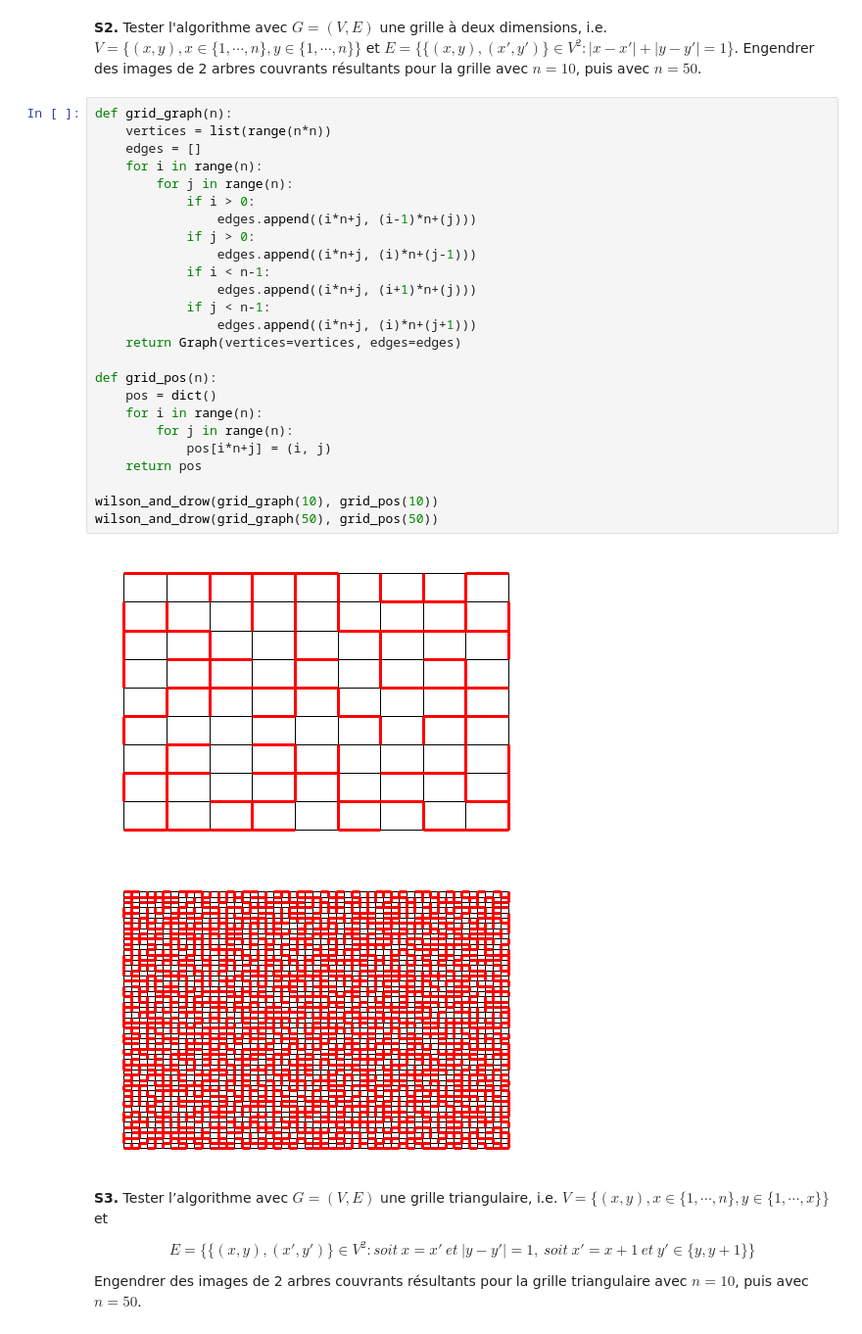
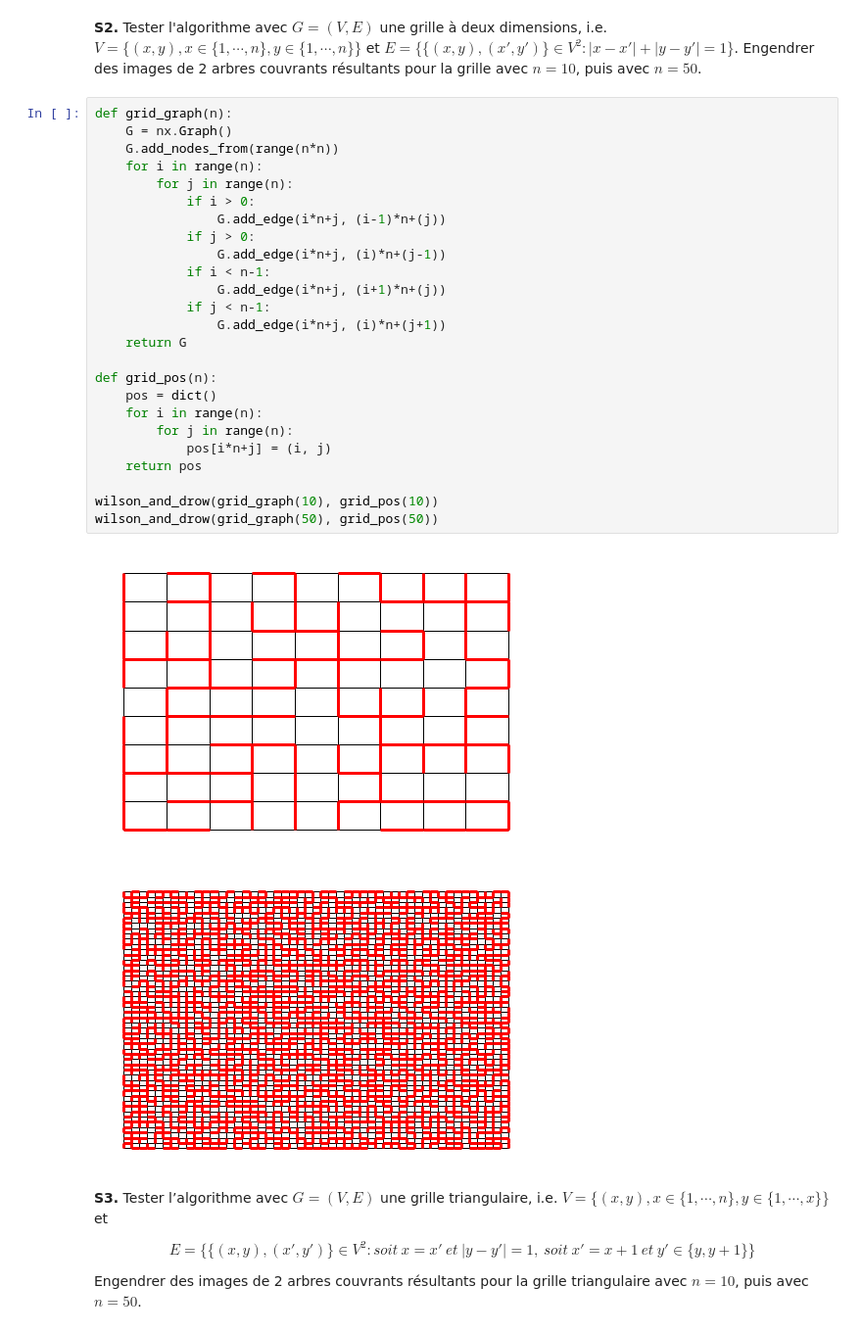
Before and after one commit to gostreap/wilson_algorithm, a Jupyter notebook: wilson.ipynb, the cells around one changed output. Shown at 98% size. Saved outputs shown, nothing was run; the diff lists cells and outputs as text.

```diff
--- a/wilson.ipynb
+++ b/wilson.ipynb
@@ -244,32 +195,32 @@ def wilson_and_drow(G, pos):
 **S2.** Tester l'algorithme avec $G = (V,E)$ une grille à deux dimensions, i.e. $V=\{(x,y), x\in \{1,\cdots, n \}, y\in \{1,\cdots, n \} \}$ et $E=\{\{ (x,y), (x',y')\} \in V^2 : \lvert x-x' \rvert + \lvert y-y' \rvert = 1 \}$. Engendrer des images de 2 arbres couvrants résultants pour la grille avec $n = 10$, puis avec $n = 50$.
 # %%
 def grid_graph(n):
-    vertices = list(range(n*n))
-    edges = []
+    G = nx.Graph()
+    G.add_nodes_from(range(n*n))
     for i in range(n):
         for j in range(n):
             if i > 0:
-                edges.append((i*n+j, (i-1)*n+(j)))
+                G.add_edge(i*n+j, (i-1)*n+(j))
             if j > 0:
-                edges.append((i*n+j, (i)*n+(j-1)))
+                G.add_edge(i*n+j, (i)*n+(j-1))
             if i < n-1:
-                edges.append((i*n+j, (i+1)*n+(j)))
+                G.add_edge(i*n+j, (i+1)*n+(j))
             if j < n-1:
-                edges.append((i*n+j, (i)*n+(j+1)))
-    return Graph(vertices=vertices, edges=edges)
+                G.add_edge(i*n+j, (i)*n+(j+1))
+    return G
 
 def grid_pos(n):
     pos = dict()
     for i in range(n):
         for j in range(n):
             pos[i*n+j] = (i, j)
     return pos
 
 wilson_and_drow(grid_graph(10), grid_pos(10))
 wilson_and_drow(grid_graph(50), grid_pos(50))
 # %% [output]
-[figure, old version]
+[figure, new version]
-[figure, old version]
+[figure, new version]
 # %% [markdown]
 **S3.** Tester l’algorithme avec $G = (V , E)$ une grille triangulaire, i.e. $V=\{(x,y), x\in \{1,\cdots, n \}, y\in \{1,\cdots, x \} \}$ et
 
```
Also changed, not shown: parts of 4 cells of this notebook, 1 other file.
